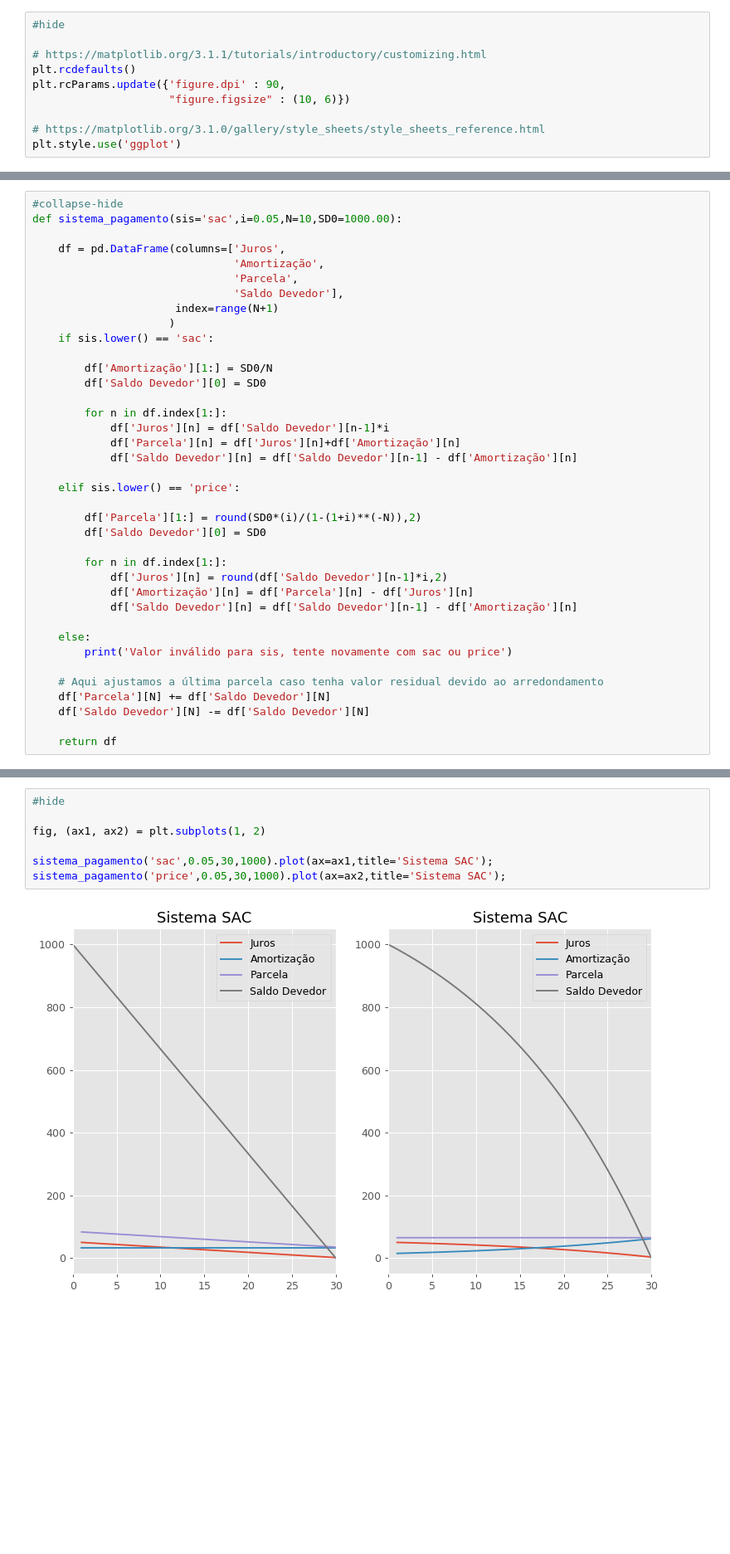
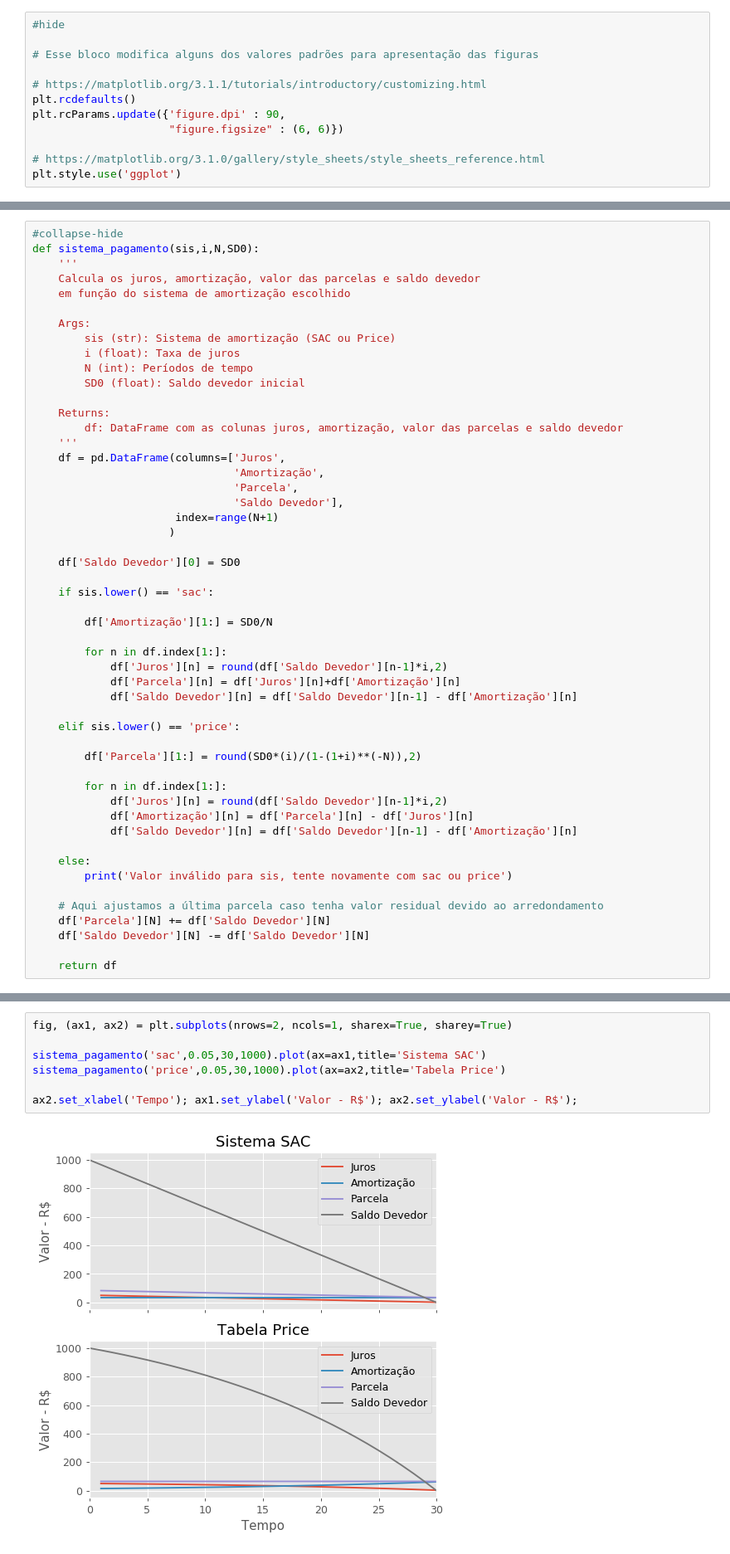
Before and after one commit to fschuch/aprenda.py, a Jupyter notebook: _notebooks/2020-04-08-matematica-financeira-imovel.ipynb, the cells around one changed output, grey strips where cells are left out. Shown: that part at 83% size. Saved outputs shown, nothing was run; the diff lists cells and outputs as text; blank space fills up the shorter version.

```diff
--- a/_notebooks/2020-04-08-matematica-financeira-imovel.ipynb
+++ b/_notebooks/2020-04-08-matematica-financeira-imovel.ipynb
@@ -24,11 +34,13 @@ import pandas as pd
 import matplotlib.pyplot as plt
 # %%
 #hide
+
+# Esse bloco modifica alguns dos valores padrões para apresentação das figuras
 
 # https://matplotlib.org/3.1.1/tutorials/introductory/customizing.html
 plt.rcdefaults()
 plt.rcParams.update({'figure.dpi' : 90,
-                     "figure.figsize" : (10, 6)})
+                     "figure.figsize" : (6, 6)})
 
 # https://matplotlib.org/3.1.0/gallery/style_sheets/style_sheets_reference.html
 plt.style.use('ggplot')
@@ -48,27 +117,40 @@ $$
 # %%
 #collapse-hide
-def sistema_pagamento(sis='sac',i=0.05,N=10,SD0=1000.00):
+def sistema_pagamento(sis,i,N,SD0):
+    '''
+    Calcula os juros, amortização, valor das parcelas e saldo devedor
+    em função do sistema de amortização escolhido
 
+    Args:
+        sis (str): Sistema de amortização (SAC ou Price)
+        i (float): Taxa de juros
+        N (int): Períodos de tempo
+        SD0 (float): Saldo devedor inicial
+
+    Returns:
+        df: DataFrame com as colunas juros, amortização, valor das parcelas e saldo devedor
+    '''
     df = pd.DataFrame(columns=['Juros',
                                'Amortização',
                                'Parcela',
                                'Saldo Devedor'],
                       index=range(N+1)
                      )
+
+    df['Saldo Devedor'][0] = SD0
+
     if sis.lower() == 'sac':
 
         df['Amortização'][1:] = SD0/N
-        df['Saldo Devedor'][0] = SD0
 
         for n in df.index[1:]:
-            df['Juros'][n] = df['Saldo Devedor'][n-1]*i
+            df['Juros'][n] = round(df['Saldo Devedor'][n-1]*i,2)
             df['Parcela'][n] = df['Juros'][n]+df['Amortização'][n]
             df['Saldo Devedor'][n] = df['Saldo Devedor'][n-1] - df['Amortização'][n]
 
     elif sis.lower() == 'price':
 
         df['Parcela'][1:] = round(SD0*(i)/(1-(1+i)**(-N)),2)
-        df['Saldo Devedor'][0] = SD0
 
         for n in df.index[1:]:
             df['Juros'][n] = round(df['Saldo Devedor'][n-1]*i,2)
@@ -104,9 +190,9 @@ sistema_pagamento('price',0.05,4,1000)
 # %%
-#hide
+fig, (ax1, ax2) = plt.subplots(nrows=2, ncols=1, sharex=True, sharey=True)
 
-fig, (ax1, ax2) = plt.subplots(1, 2)
+sistema_pagamento('sac',0.05,30,1000).plot(ax=ax1,title='Sistema SAC')
+sistema_pagamento('price',0.05,30,1000).plot(ax=ax2,title='Tabela Price')
 
-sistema_pagamento('sac',0.05,30,1000).plot(ax=ax1,title='Sistema SAC');
-sistema_pagamento('price',0.05,30,1000).plot(ax=ax2,title='Sistema SAC');
+ax2.set_xlabel('Tempo'); ax1.set_ylabel('Valor - R$'); ax2.set_ylabel('Valor - R$');
 # %% [output]
-[figure, old version]
+[figure, new version]
```
Also changed, not shown: parts of 58 cells of this notebook.
